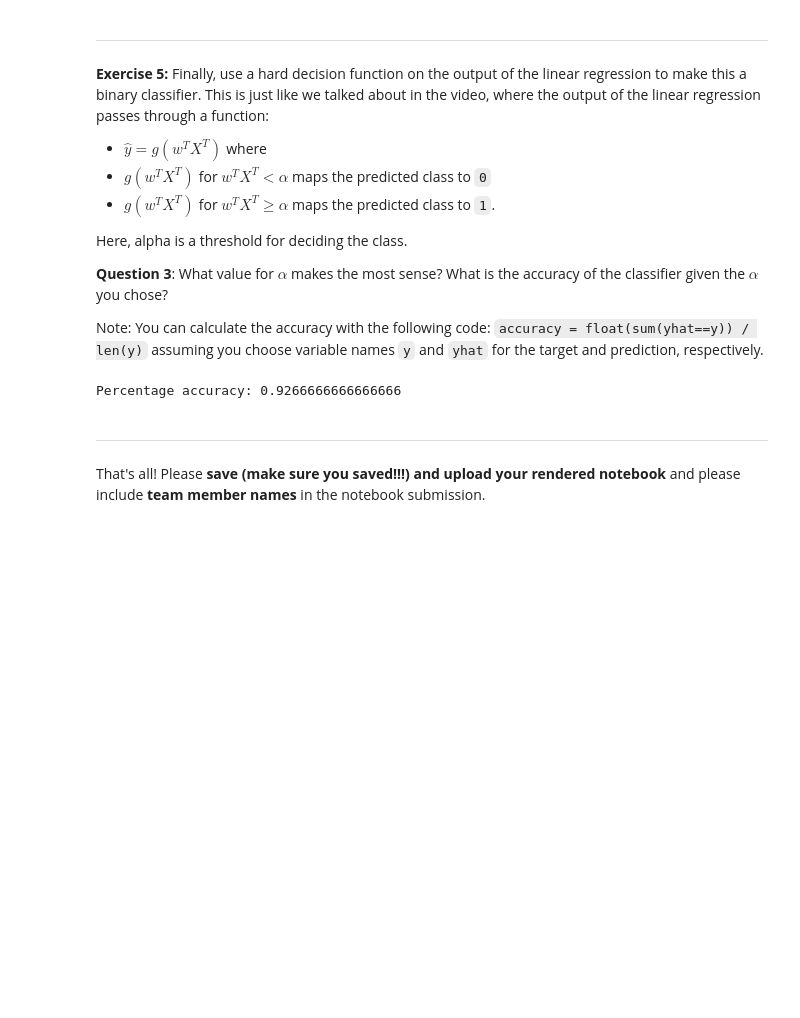
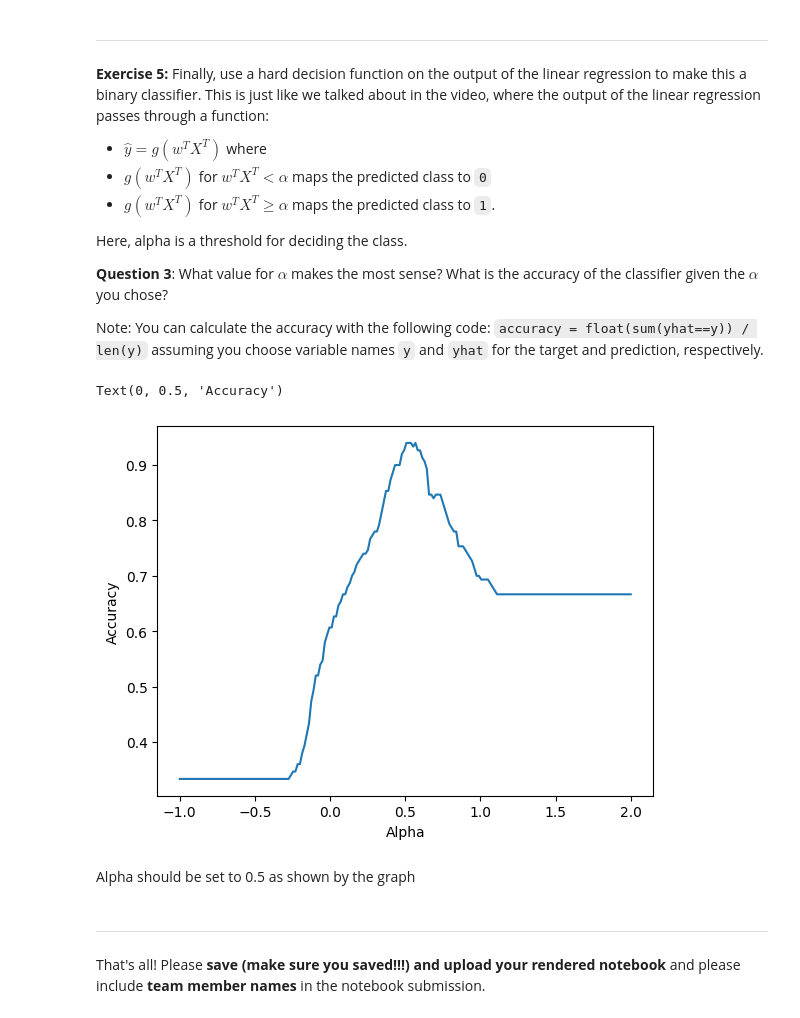
Before and after one commit to bonitadavis/ML-flipped-assignment-1, a Jupyter notebook: ICA1_MachineLearning.ipynb, the cells around one changed output. Drawn from its saved outputs; the diff is of its cells as text; code cells hidden in the pictures; blank space fills up the shorter version.

```diff
--- a/ICA1_MachineLearning.ipynb
+++ b/ICA1_MachineLearning.ipynb
@@ -240,11 +261,26 @@ Here, alpha is a threshold for deciding the class.
 Note: You can calculate the accuracy with the following code: `accuracy = float(sum(yhat==y)) / len(y)` assuming you choose variable names `y` and `yhat` for the target and prediction, respectively.
 # %%
 # use this box to predict the classification output
-y_hat = w.predict(ds.data)
-y_hat = y_hat > 0.5
-print('Percentage accuracy:', np.mean(y_hat == ds.target))
+import seaborn as sns
+import matplotlib.pyplot as plt
+
+alphs = np.linspace(-1,2,200)
+hats = []
+
+for n in alphs:
+    y_hat = w.predict(ds.data)
+    y_hat = y_hat > n
+    val = np.mean((y_hat == ds.target))
+    hats.append(val)
+
+sns.lineplot(x=alphs, y=hats)
+plt.xlabel('Alpha')
+plt.ylabel('Accuracy')
 # %% [output]
-Percentage accuracy: 0.9266666666666666
+Text(0, 0.5, 'Accuracy')
+[figure, added]
+# %% [markdown]
+Alpha should be set to 0.5 as shown by the graph
 # %% [markdown]
 ________________________________________________________________________________________________________
 
```
Also changed, not shown: parts of 5 cells of this notebook.
